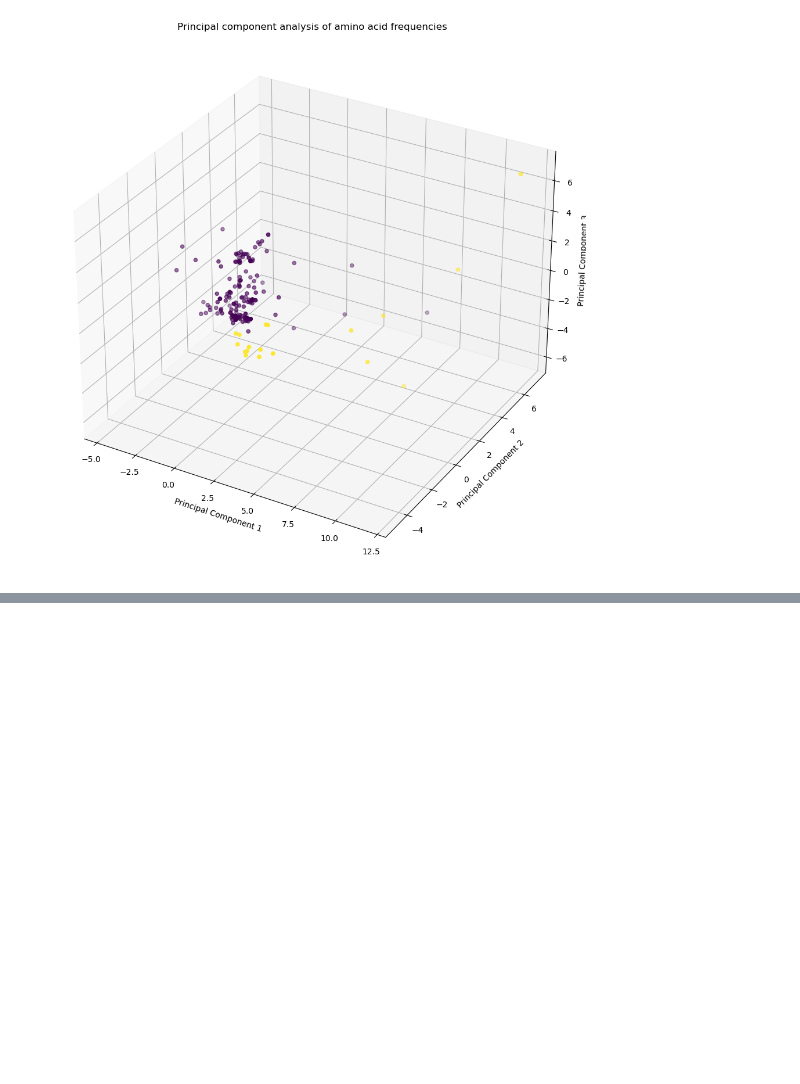
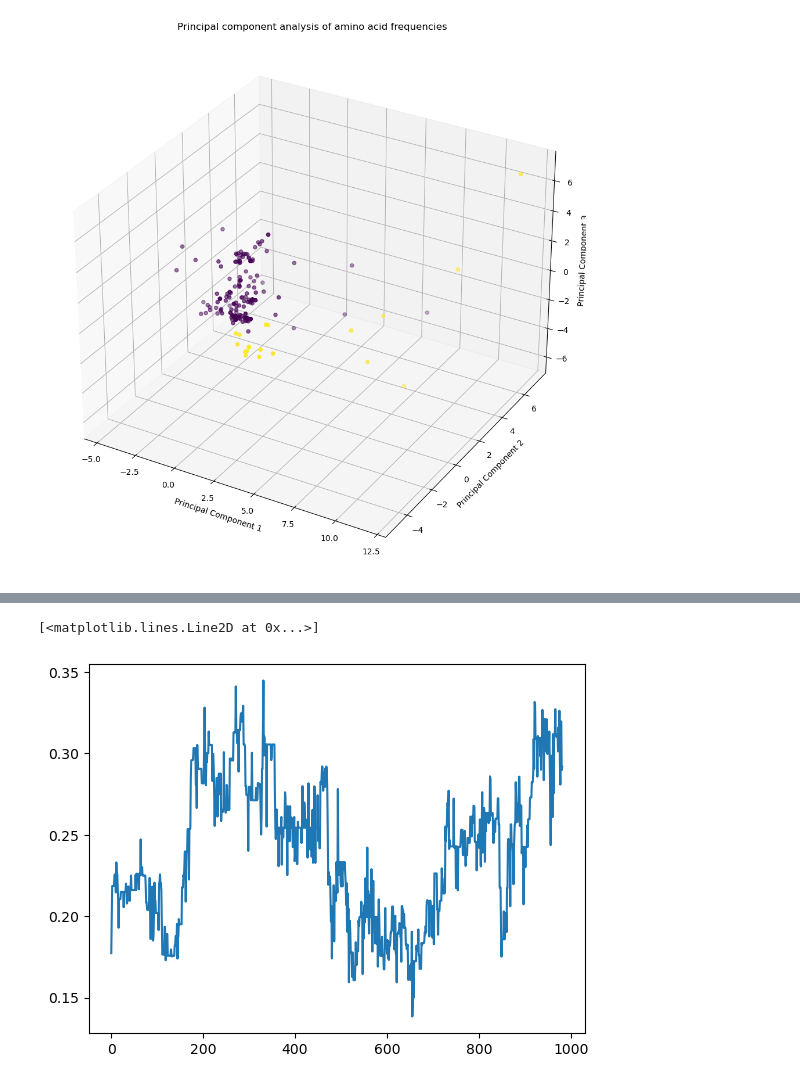
Before and after one commit to frederikespersen/OrthoIDP, a Jupyter notebook: Analysis.ipynb, the cells around one changed output, grey strips where cells are left out. Saved outputs shown, nothing was run; the diff lists cells and outputs as text; code cells hidden in the pictures; blank space fills up the shorter version.

```diff
--- a/Analysis.ipynb
+++ b/Analysis.ipynb
@@ -436,0 +439,5 @@ plt.show()
+# %%
+# Loading metadata
+idpevo = analyse_utils.load_metadata('exp/idpevo_h1-0/idpevo_h1-0.json')
+
+idpevo
@@ -436,0 +473,7 @@ plt.show()
+# %%
+params = analyse_utils.cider_parameters(minevo.fasta.str.join(''))
+# %%
+plt.plot(params.kappa)
+# %% [output]
+[<matplotlib.lines.Line2D at 0x...>]
+[figure, added]
```
Also changed, not shown: parts of 5 cells of this notebook.
